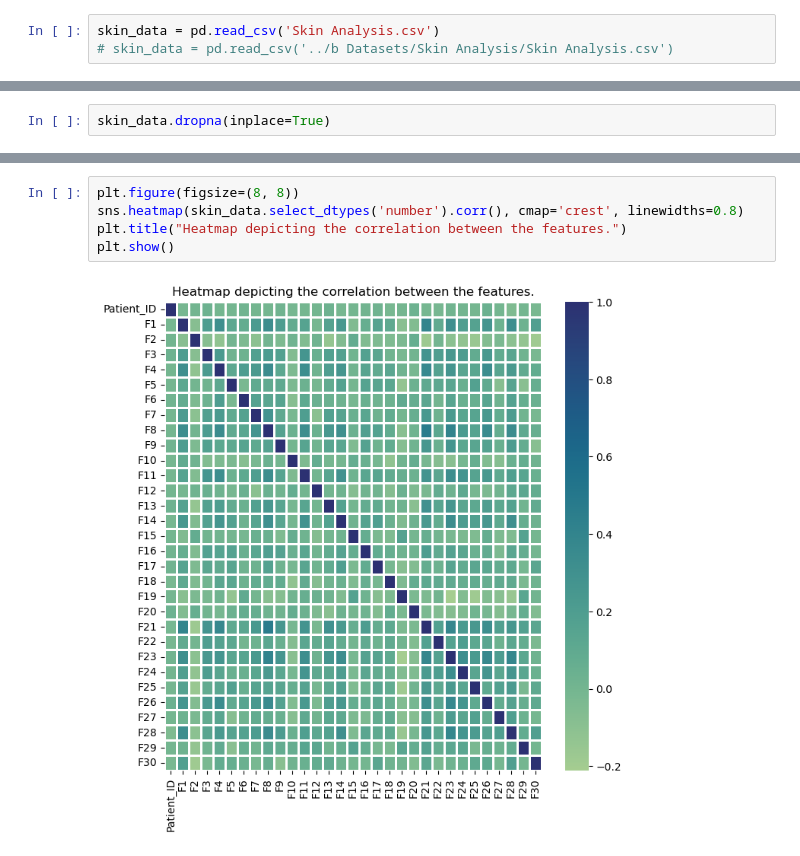
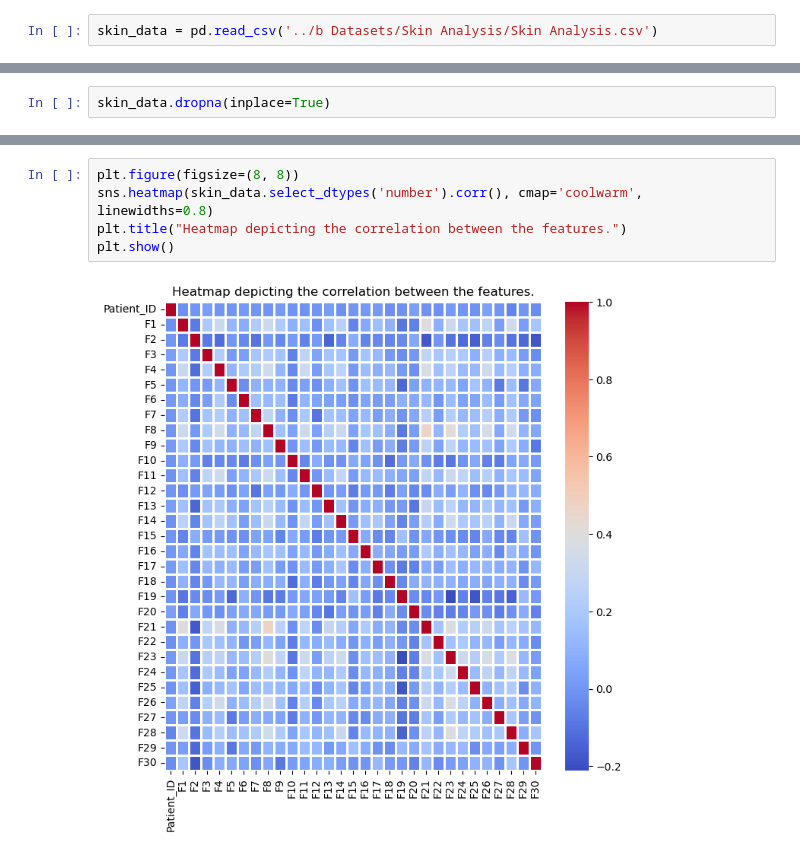
Before and after one commit to AdityaSreevatsaK/DS-ML-Playground, a Jupyter notebook: c. Jupyter Notebooks/Skin Analysis.ipynb, the cells around one changed output, grey strips where cells are left out. Saved outputs shown, nothing was run; the diff lists cells and outputs as text.

Commit message:
[minor] Binary Classification: Skin Analysis Prediction.

```diff
--- a/c. Jupyter Notebooks/Skin Analysis.ipynb
+++ b/c. Jupyter Notebooks/Skin Analysis.ipynb
@@ -16,8 +13,7 @@ from sklearn.metrics import mean_squared_error
 
 warnings.filterwarnings('ignore')
 # %%
-skin_data = pd.read_csv('Skin Analysis.csv')
-# skin_data = pd.read_csv('../b Datasets/Skin Analysis/Skin Analysis.csv')
+skin_data = pd.read_csv('../b Datasets/Skin Analysis/Skin Analysis.csv')
 # %%
 display(skin_data.head(2))
 display(skin_data.tail(2))
@@ -114,8 +110,8 @@ F30           1.238361
 dtype: float64
 # %%
 plt.figure(figsize=(8, 8))
-sns.heatmap(skin_data.select_dtypes('number').corr(), cmap='crest', linewidths=0.8)
+sns.heatmap(skin_data.select_dtypes('number').corr(), cmap='coolwarm', linewidths=0.8)
 plt.title("Heatmap depicting the correlation between the features.")
 plt.show()
 # %% [output]
-[figure, old version]
+[figure, new version]
```
Also changed, not shown: parts of 17 cells of this notebook, 2 other files.
